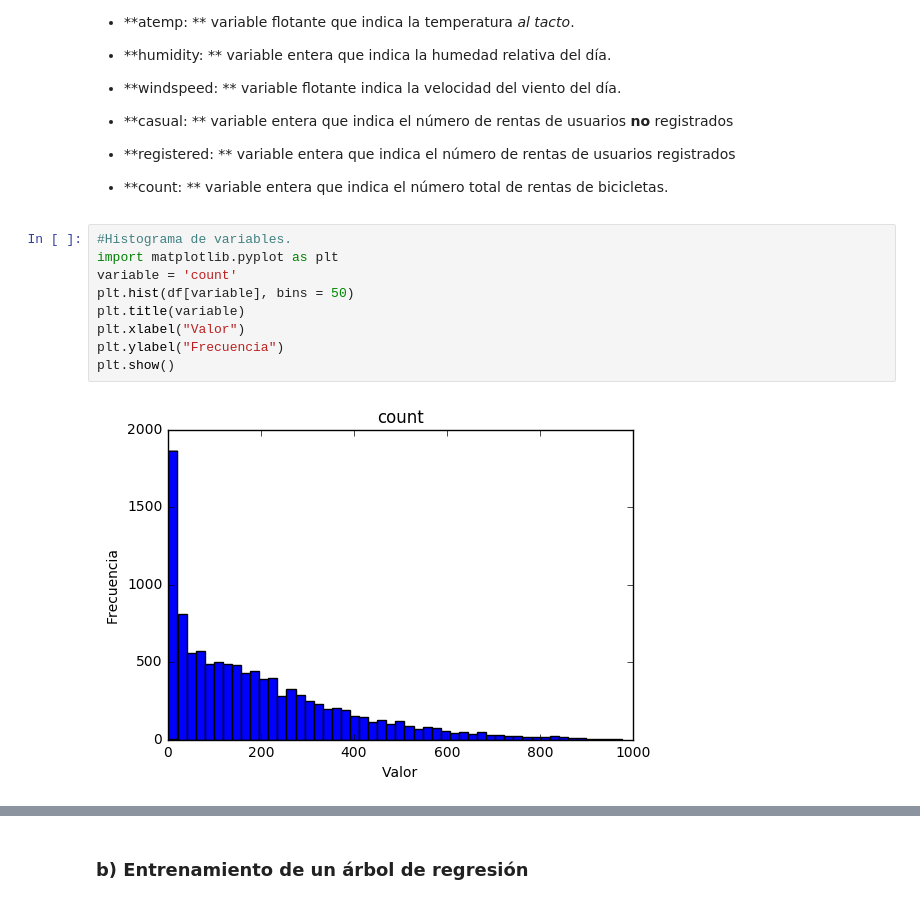
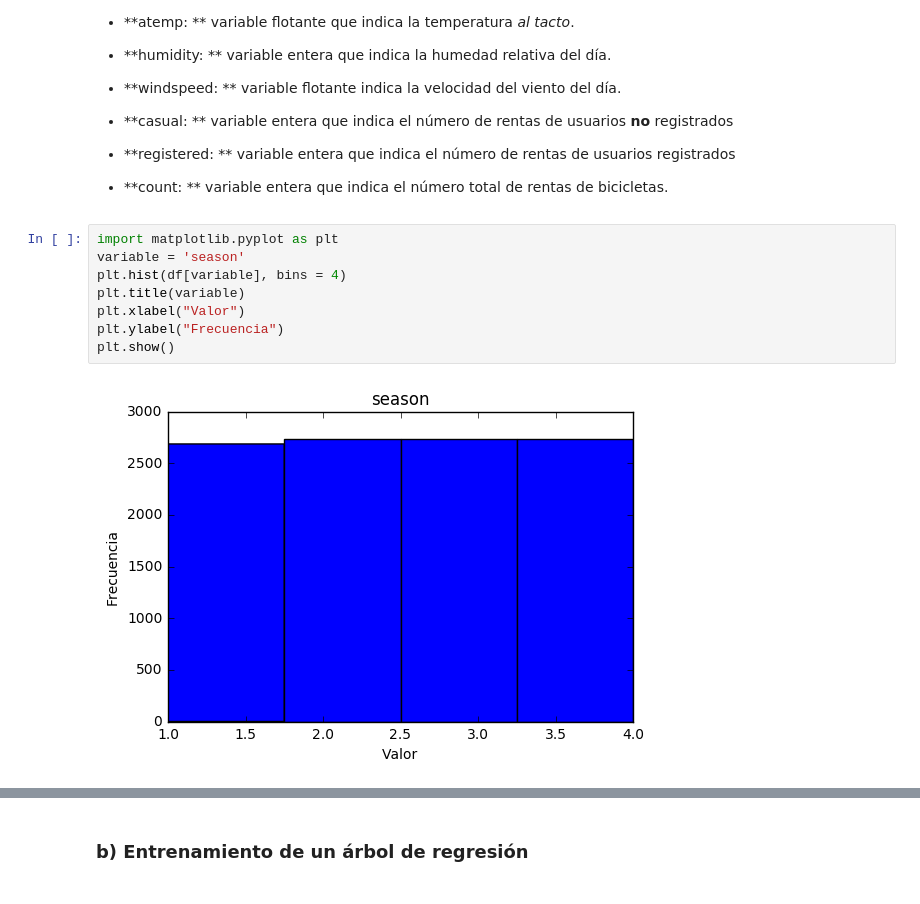
Before and after one commit to ivangolo/ML, a Jupyter notebook: Parte 2/Bike_Sharing.ipynb, the cells around one changed output, grey strips where cells are left out. Cells and saved outputs as stored; diff of their text form.

```diff
--- a/Parte 2/Bike_Sharing.ipynb
+++ b/Parte 2/Bike_Sharing.ipynb
@@ -62,13 +62,12 @@ Se generó un dataframe con la ayuda de *pandas*, en donde se muestran los datos
 - **registered: ** variable entera que indica el número de rentas de usuarios registrados
 - **count: ** variable entera que indica el número total de rentas de bicicletas.
 # %%
-#Histograma de variables.
 import matplotlib.pyplot as plt
-variable = 'count'
-plt.hist(df[variable], bins = 50)
+variable = 'season'
+plt.hist(df[variable], bins = 4)
 plt.title(variable)
 plt.xlabel("Valor")
 plt.ylabel("Frecuencia")
 plt.show()
 # %% [output]
-[figure, old version]
+[figure, new version]
```
Also changed, not shown: parts of 6 cells of this notebook.
